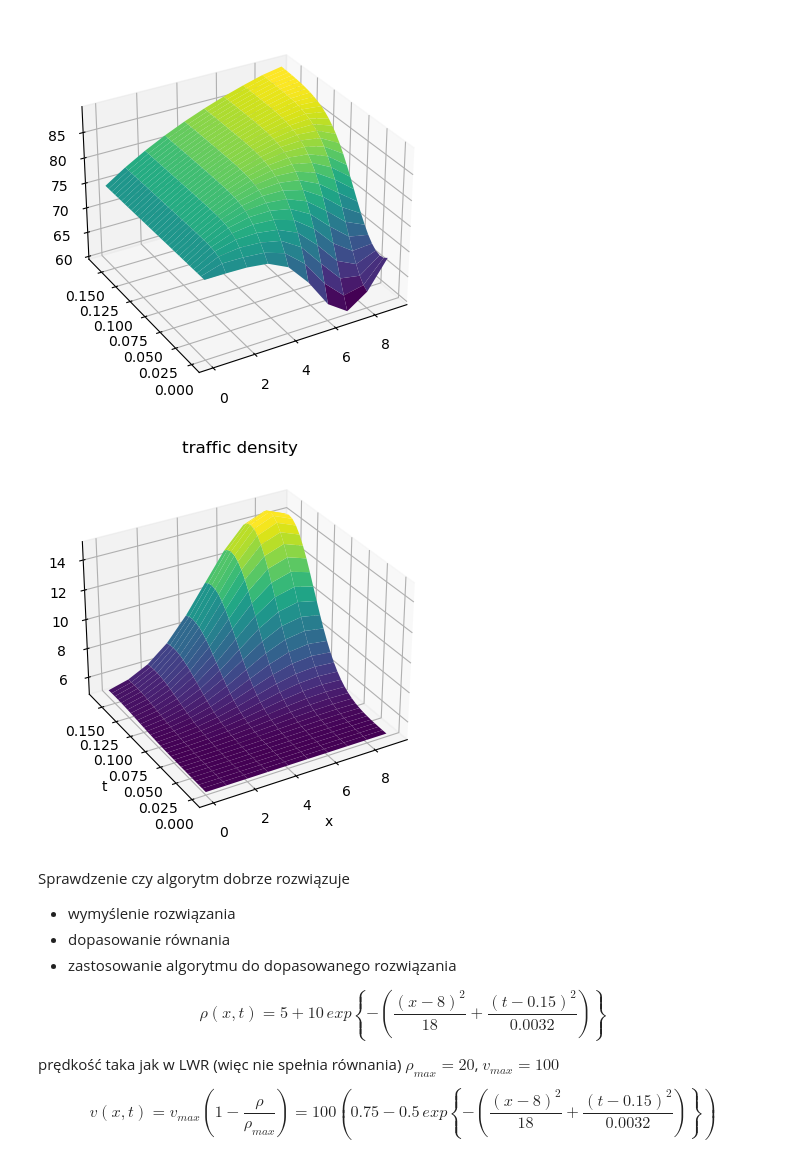
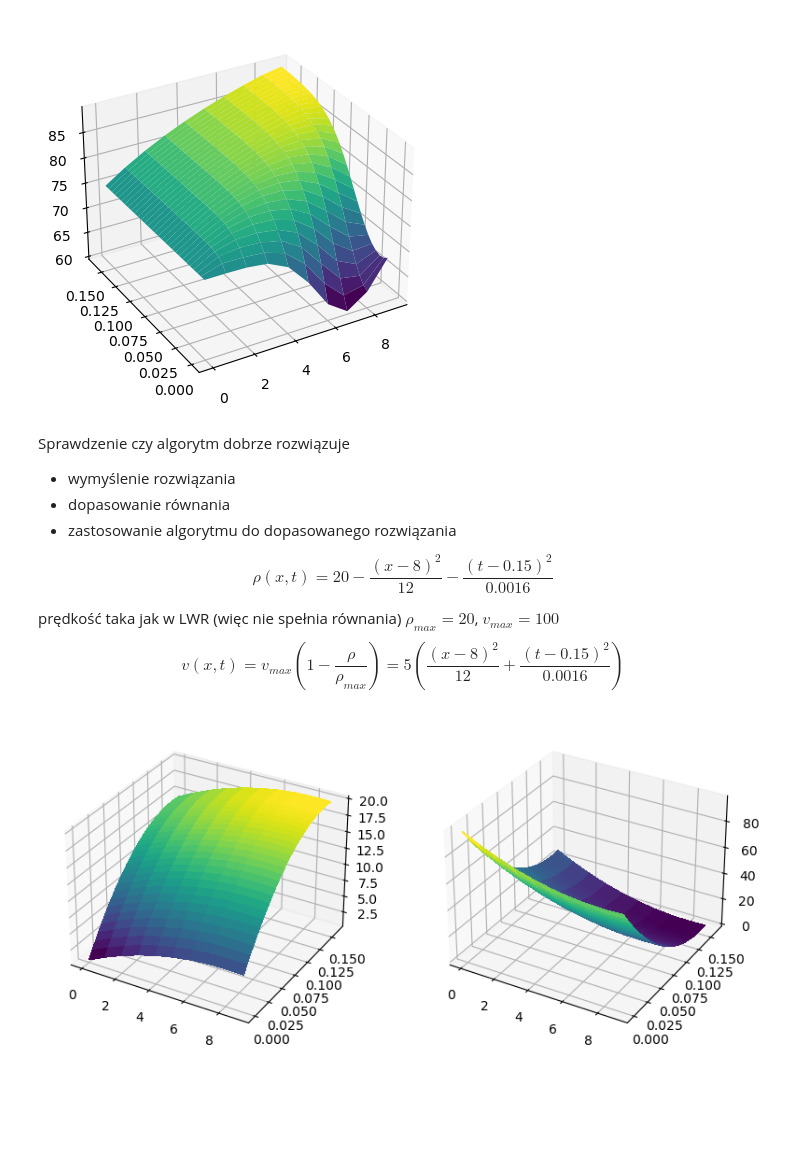
Before and after one commit to izalu24/Praca-licencjacka, a Jupyter notebook: rozwiazania.ipynb, the cells around one changed output. Cells and saved outputs as stored; diff of their text form; code cells hidden in the pictures; blank space fills up the shorter version.

```diff
--- a/rozwiazania.ipynb
+++ b/rozwiazania.ipynb
@@ -59,32 +59,6 @@ ax.plot_surface(S, T, v.transpose()[0:-1, 0:-1], cmap='viridis', edgecolor='none
 ax.view_init(elev=30, azim=-120)
 # %% [output]
 [figure]
-# %%
-M = 5
-A = 10
-x0, y0 = 8.0, 0.15  # Center of the peak
-sigma_x, sigma_y = 3.0, 0.04  # Increased widths for a smoother peak
-
-# Create a grid of x and y values
-x = np.linspace(0, 10, 100)
-y = np.linspace(0, 10, 100)
-X, Y = np.meshgrid(x, y)
-
-# Compute the Gaussian function
-Z = M + A * np.exp(-((S - x0)**2 / (2 * sigma_x**2) + (T - y0)**2 / (2 * sigma_y**2)))
-
-# Plotting
-ax = plt.axes(projection='3d')
-ax.plot_surface(S, T, Z, cmap='viridis')
-ax.view_init(elev=30, azim=-120)
-ax.set_xlabel('x')
-
-ax.set_ylabel('t')
-ax.set_title('traffic density')
-
-plt.show()
-# %% [output]
-[figure, removed]
 # %% [markdown]
 Sprawdzenie czy algorytm dobrze rozwiązuje
 
@@ -92,8 +66,25 @@ Sprawdzenie czy algorytm dobrze rozwiązuje
 - dopasowanie równania
 - zastosowanie algorytmu do dopasowanego rozwiązania
 
-$$\rho(x, t) = 5 + 10\,exp \left\{ -\left(\frac{(x - 8)^2}{18} + \frac{(t - 0.15)^2}{0.0032}\right) \right\} $$
+$$\rho(x, t) = 20 - \frac{(x - 8)^2}{12} - \frac{(t - 0.15)^2}{0.0016} $$
 
 prędkość taka jak w LWR (więc nie spełnia równania)
 $\rho_{max} = 20$, $v_{max} = 100$
-$$v(x, t) = v_{max}(1 - \frac{\rho}{\rho_{max}}) = 100\left(0.75 - 0.5\,exp \left\{ -\left(\frac{(x - 8)^2}{18} + \frac{(t - 0.15)^2}{0.0032}\right) \right\}\right)$$
+$$v(x, t) = v_{max}(1 - \frac{\rho}{\rho_{max}}) = 5\left(\frac{(x - 8)^2}{12} + \frac{(t - 0.15)^2}{0.0016}\right)$$
+# %%
+fig = plt.figure(figsize=plt.figaspect(0.5))
+
+ax = fig.add_subplot(1, 2, 1, projection='3d')
+
+Z = 20 -(S - 8)**2/12 - (T - 0.15)**2/0.0016
+ax.plot_surface(S, T, Z, rstride=1, cstride=1, cmap='viridis',
+                       linewidth=0, antialiased=False)
+
+ax = fig.add_subplot(1, 2, 2, projection='3d')
+
+ax.plot_surface(S, T, 100*(1 - Z/20), rstride=1, cstride=1, cmap='viridis',
+                       linewidth=0, antialiased=False)
+
+plt.show()
+# %% [output]
+[figure, added]
```
Also changed, not shown: parts of 2 cells of this notebook.
